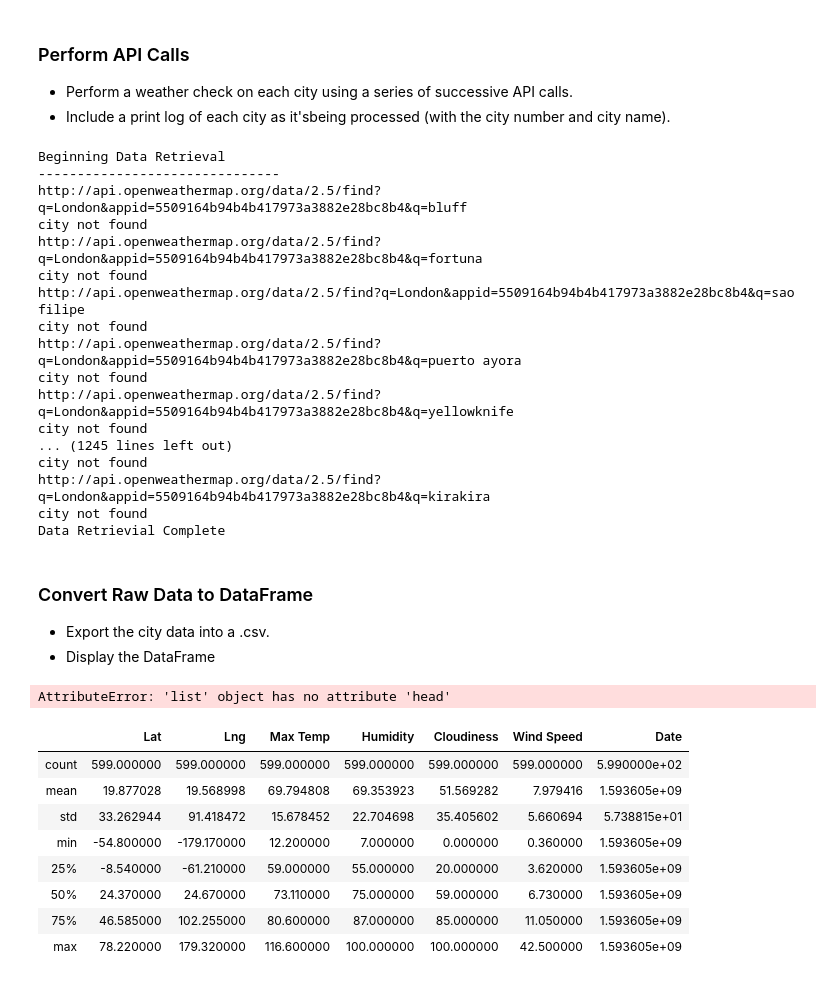
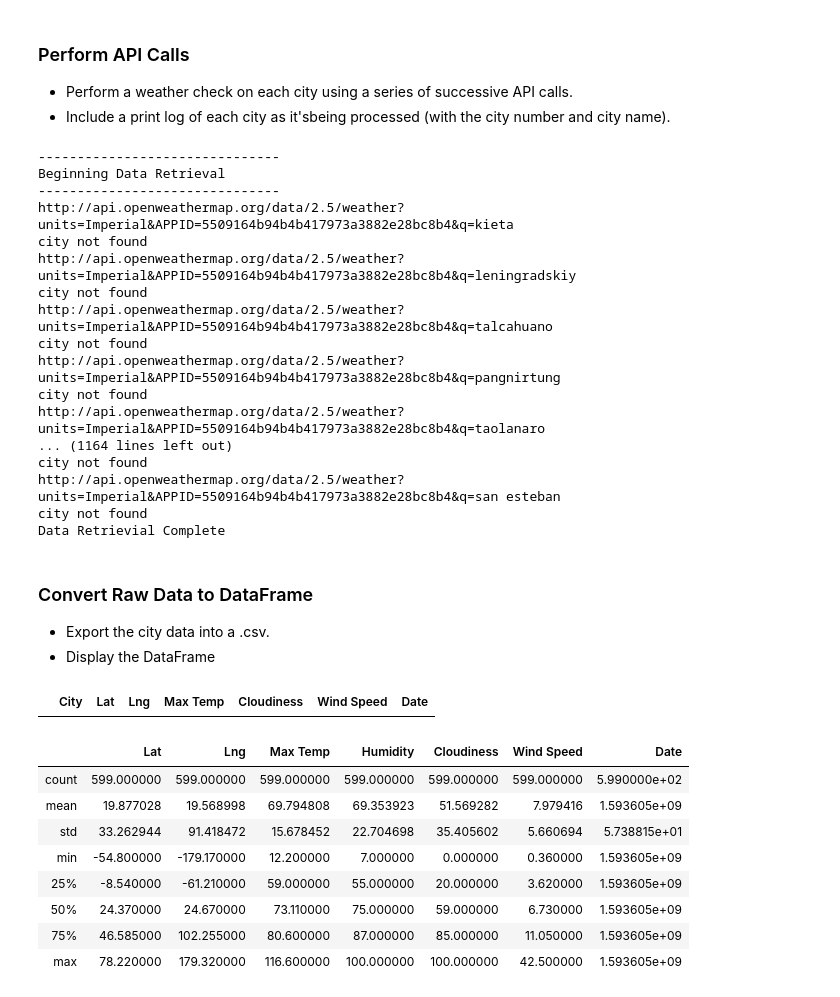
Before and after one commit to mrslat-creator/python_api, a Jupyter notebook: Instructions/starter_code/WeatherPylatimer.ipynb, the cells around one changed output. Drawn from its saved outputs; the diff is of its cells as text; code cells hidden in the pictures.

Commit message:
Trying to retrieve data

```diff
--- a/Instructions/starter_code/WeatherPylatimer.ipynb
+++ b/Instructions/starter_code/WeatherPylatimer.ipynb
@@ -54,14 +54,24 @@ len(cities)
 * Perform a weather check on each city using a series of successive API calls.
 * Include a print log of each city as it'sbeing processed (with the city number and city name).
 # %%
-# Open Weather Map API key
-# weather_api_key = api_keys.api_key
+# Start URL for Weather Map API Call
+url = 'http://api.openweathermap.org/data/2.5/weather?units=Imperial&APPID=' + weather_api_key
 
-# Start URL for Weather Map API Call
-url = "http://api.openweathermap.org/data/2.5/find?q=London&appid=" + weather_api_key
+# url = "http://api.openweathermap.org/data/2.5/weather?zip=33712,us&appid=" + weather_api_key
+
+# Data list of Cities
 city_data = []
+city_name = []
+lat = []
+lng = []
+temp = []
+humid = []
+clouds = []
+wind = []
+date = []
 
 # Print to log
+print("-------------------------------")
 print("Beginning Data Retrieval       ")
 print("-------------------------------")
 
@@ -75,12 +85,18 @@ for city in cities:
         city_humidity = city_weather['main']['humidity']
         city_cloudiness = city_weather['clouds']['all']
         city_wspeed = city_weather['wind']['speed']
-        city_data.append({"city":city,
-                         "Latitude":city_lat,
+        city_country = city_weather['sys']['country']
+        city_date = city_weather['dt']
+
+        #Append "City" information
+        city_data.append({"City":city,
+                         "Lat":city_lat,
+                         "Lng": city_lng,
                          "Max Temp":city_mtemp,
                          "Cloudiness":city_cloudiness,
                          "Wind Speed":city_wspeed,
-                         })
+                         "Country":city_country,
+                         "Date": city_date})
     except:
         print("city not found")
         pass
@@ -88,37 +104,43 @@ for city in cities:
 # Indicate that Data Loading is complete
 print("Data Retrievial Complete")
 # %% [output]
+-------------------------------
 Beginning Data Retrieval
 -------------------------------
-http://api.openweathermap.org/data/2.5/find?q=London&appid=5509164b94b4b417973a3882e28bc8b4&q=bluff
+http://api.openweathermap.org/data/2.5/weather?units=Imperial&APPID=5509164b94b4b417973a3882e28bc8b4&q=kieta
 city not found
-http://api.openweathermap.org/data/2.5/find?q=London&appid=5509164b94b4b417973a3882e28bc8b4&q=fortuna
+http://api.openweathermap.org/data/2.5/weather?units=Imperial&APPID=5509164b94b4b417973a3882e28bc8b4&q=leningradskiy
 city not found
-http://api.openweathermap.org/data/2.5/find?q=London&appid=5509164b94b4b417973a3882e28bc8b4&q=sao filipe
+http://api.openweathermap.org/data/2.5/weather?units=Imperial&APPID=5509164b94b4b417973a3882e28bc8b4&q=talcahuano
 city not found
-http://api.openweathermap.org/data/2.5/find?q=London&appid=5509164b94b4b417973a3882e28bc8b4&q=puerto ayora
+http://api.openweathermap.org/data/2.5/weather?units=Imperial&APPID=5509164b94b4b417973a3882e28bc8b4&q=pangnirtung
 city not found
-http://api.openweathermap.org/data/2.5/find?q=London&appid=5509164b94b4b417973a3882e28bc8b4&q=yellowknife
+http://api.openweathermap.org/data/2.5/weather?units=Imperial&APPID=5509164b94b4b417973a3882e28bc8b4&q=taolanaro
+... (1164 lines left out)
 city not found
-... (1245 lines left out)
-city not found
-http://api.openweathermap.org/data/2.5/find?q=London&appid=5509164b94b4b417973a3882e28bc8b4&q=kirakira
+http://api.openweathermap.org/data/2.5/weather?units=Imperial&APPID=5509164b94b4b417973a3882e28bc8b4&q=san esteban
 city not found
 Data Retrievial Complete
 # %% [markdown]
 ### Convert Raw Data to DataFrame
 * Export the city data into a .csv.
 * Display the DataFrame
-# %%
-# Creating a DataFrame
-city_df = pd.DataFrame(cities)
-# city_df = city_df.to_csv('output_data_file')
-
-# Re-arranging the columns in DataFrame "City"
-city_df = [["city","Cloudiness","Humidity","Latitude","Max Temp","Wind Speed"]]
-city_df.head()
-# %% [output]
-AttributeError: 'list' object has no attribute 'head'
+# %%
+#Creating a DataFrame
+city_data_pd = pd.DataFrame({"City":city_name,
+                         "Lat":lat,
+                         "Lng":lng,
+                         "Max Temp":temp,
+                         "Cloudiness":clouds,
+                         "Wind Speed":wind,
+                         "Date":date})
+
+pd.DataFrame.to_csv(city_data_pd, 'city_data.csv')
+
+city_data_pd.head()
+# city_data_pd.count()
+# %% [output]
+|  | City | Lat | Lng | Max Temp | Cloudiness | Wind Speed | Date |
 # %%
 # %% [output]
 |  | Lat | Lng | Max Temp | Humidity | Cloudiness | Wind Speed | Date |
```
Also changed, not shown: parts of 2 cells of this notebook, 2 other files.
